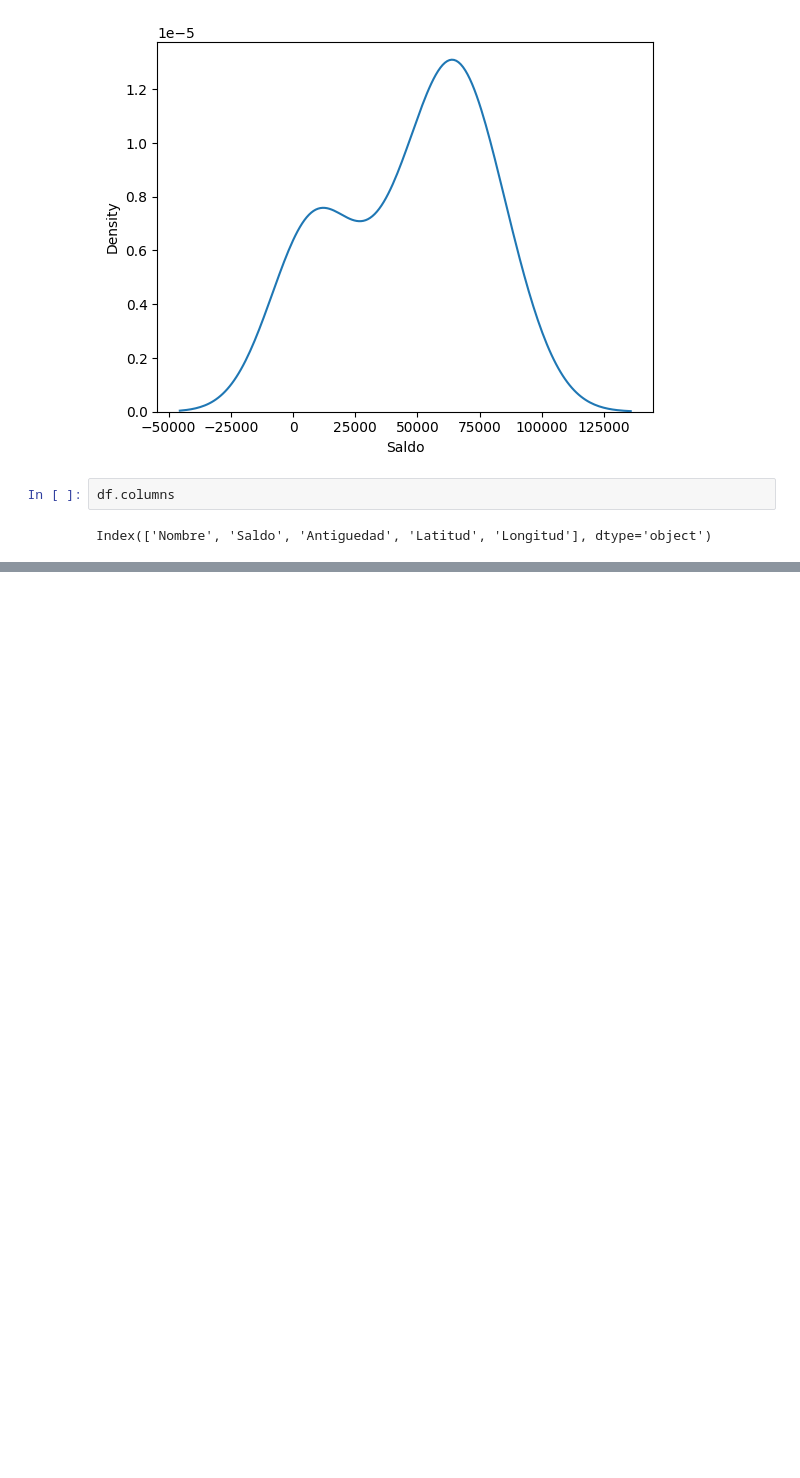
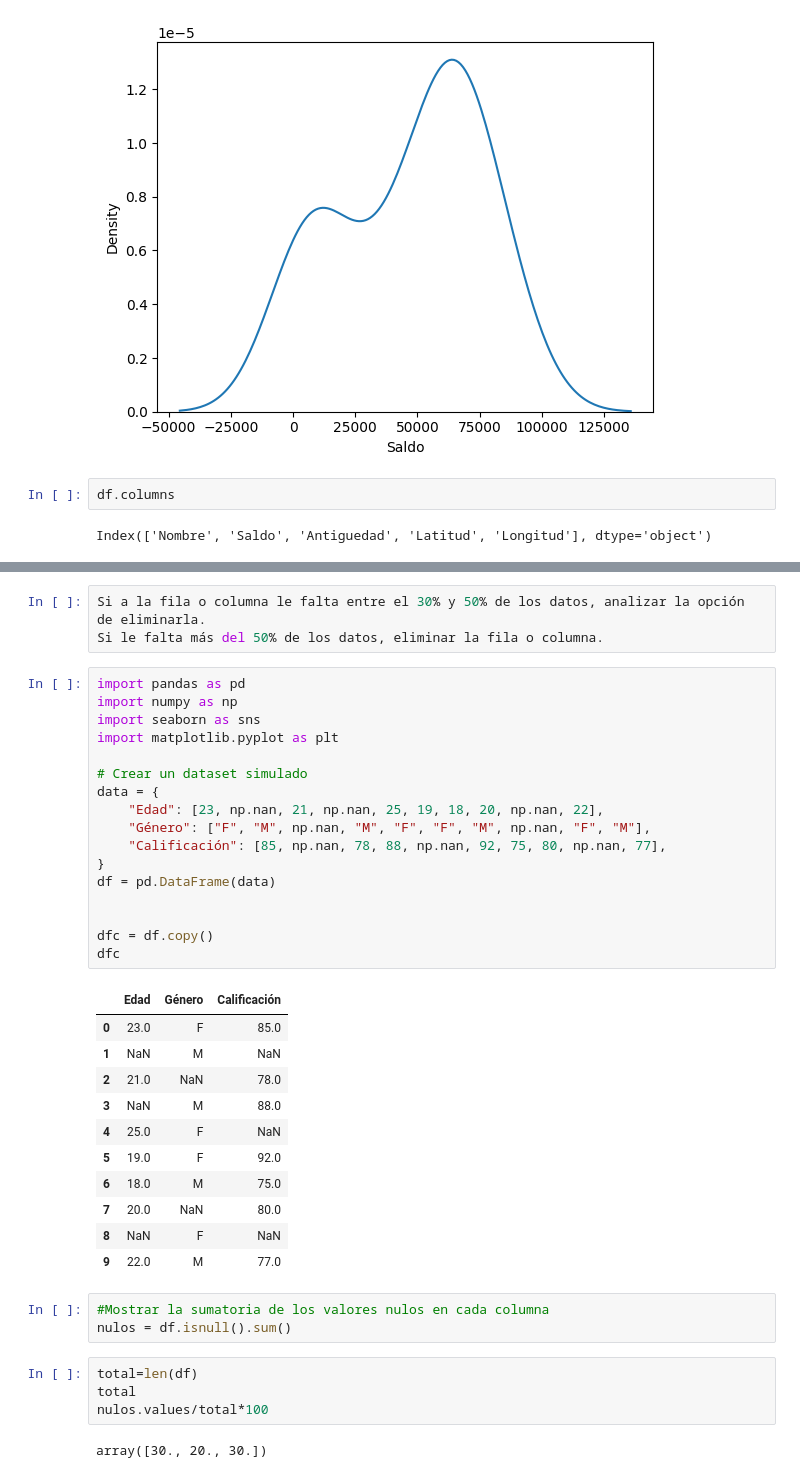
Before and after one commit to RalphCastellanosCouott/Curso-Inteligencia-Artificial, a Jupyter notebook: EDA_Apuntes_de_Clase.ipynb, the cells around one changed output, grey strips where cells are left out. Drawn from its saved outputs; the diff is of its cells as text; blank space fills up the shorter version.

```diff
--- a/EDA_Apuntes_de_Clase.ipynb
+++ b/EDA_Apuntes_de_Clase.ipynb
@@ -438,3 +438,44 @@ fig = px.scatter_mapbox(df, lat = 'Latitud', lon = 'Longitud', size = 'Saldo', c
 fig.show()
 # %% [output]
 [interactive output not drawn]
+# %%
+Si a la fila o columna le falta entre el 30% y 50% de los datos, analizar la opción de eliminarla.
+Si le falta más del 50% de los datos, eliminar la fila o columna.
+# %%
+import pandas as pd
+import numpy as np
+import seaborn as sns
+import matplotlib.pyplot as plt
+
+# Crear un dataset simulado
+data = {
+    "Edad": [23, np.nan, 21, np.nan, 25, 19, 18, 20, np.nan, 22],
+    "Género": ["F", "M", np.nan, "M", "F", "F", "M", np.nan, "F", "M"],
+    "Calificación": [85, np.nan, 78, 88, np.nan, 92, 75, 80, np.nan, 77],
+}
+df = pd.DataFrame(data)
+
+
+dfc = df.copy()
+dfc
+# %% [output]
+|  | Edad | Género | Calificación |
+| 0 | 23.0 | F | 85.0 |
+| 1 | NaN | M | NaN |
+| 2 | 21.0 | NaN | 78.0 |
+| 3 | NaN | M | 88.0 |
+| 4 | 25.0 | F | NaN |
+| 5 | 19.0 | F | 92.0 |
+| 6 | 18.0 | M | 75.0 |
+| 7 | 20.0 | NaN | 80.0 |
+| 8 | NaN | F | NaN |
+| 9 | 22.0 | M | 77.0 |
+# %%
+#Mostrar la sumatoria de los valores nulos en cada columna
+nulos = df.isnull().sum()
+# %%
+total=len(df)
+total
+nulos.values/total*100
+# %% [output]
+array([30., 20., 30.])
```
Also changed, not shown: parts of 7 cells of this notebook.
